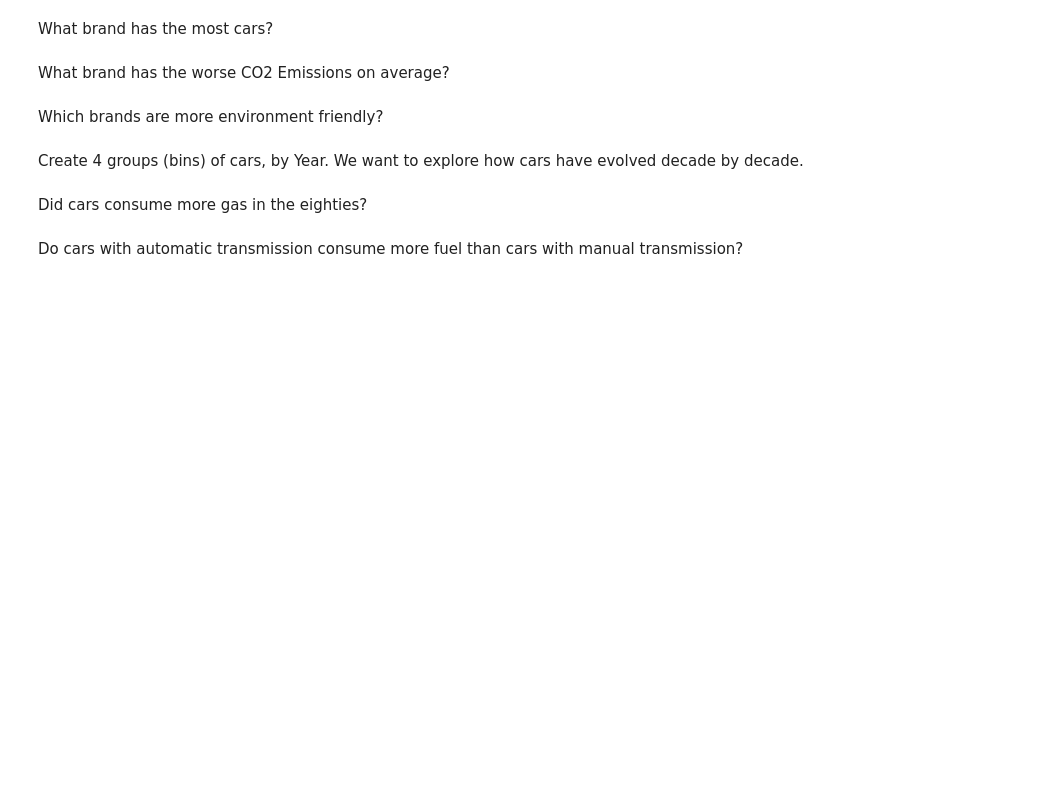
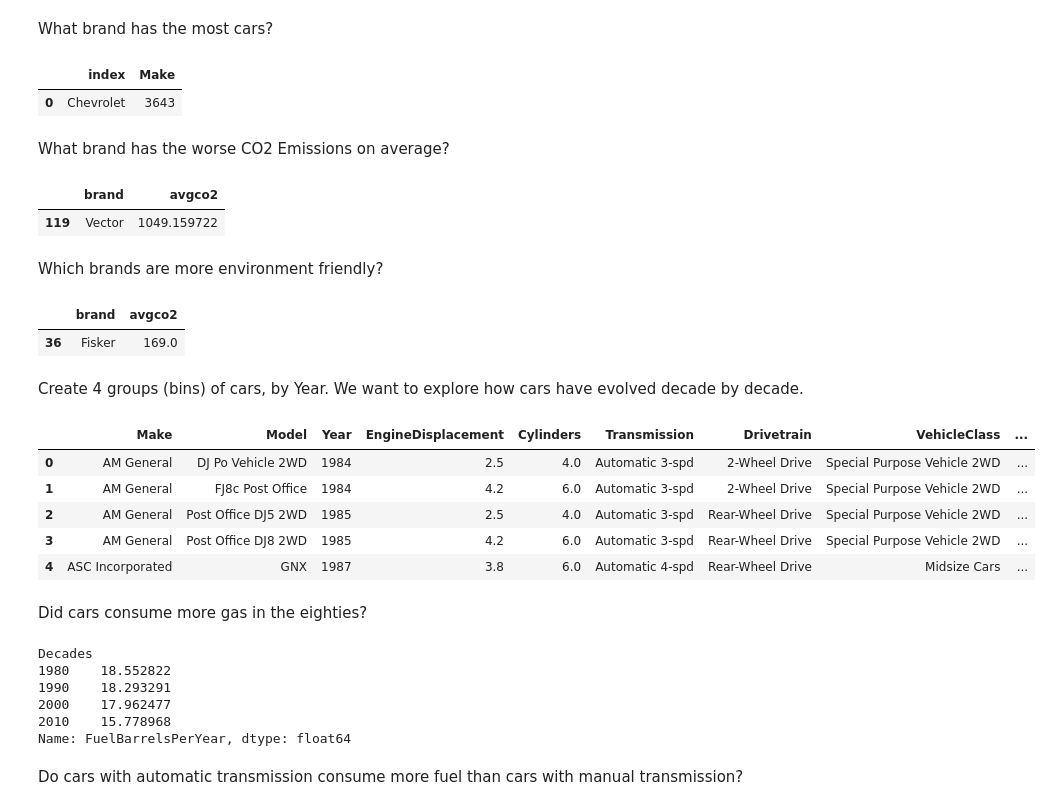
Before and after one commit to arulkavitha/DS-Python, a Jupyter notebook: pandas-platform-files/pandas-platform-files/pandas-challenges.ipynb, the cells around one changed output. Cells and saved outputs as stored; diff of their text form; code cells hidden in the pictures; blank space fills up the shorter version.

```diff
--- a/pandas-platform-files/pandas-platform-files/pandas-challenges.ipynb
+++ b/pandas-platform-files/pandas-platform-files/pandas-challenges.ipynb
@@ -33,2 +92,10 @@ What brand has the most cars?
+# %%
+# code here
+
+no_of_cars = cars.Make.value_counts().reset_index()
+no_of_cars[no_of_cars.Make == no_of_cars.Make.max()]
+# %% [output]
+|  | index | Make |
+| 0 | Chevrolet | 3643 |
 # %% [markdown]
 What brand has the worse CO2 Emissions on average?
@@ -37,6 +102,18 @@ What brand has the worse CO2 Emissions on average?
+# %%
+# code here
+co2 = cars.groupby('Make')['CO2EmissionGramsPerMile'].mean().reset_index()
+co2.columns = ['brand', 'avgco2']
+co2[co2.avgco2 == co2.avgco2.max()]
+# %% [output]
+|  | brand | avgco2 |
+| 119 | Vector | 1049.159722 |
 # %% [markdown]
 Which brands are more environment friendly?
 # %%
 # code here
+co2[co2.avgco2 == co2.avgco2.min()]
+# %% [output]
+|  | brand | avgco2 |
+| 36 | Fisker | 169.0 |
 # %% [markdown]
 Create 4 groups (bins) of cars, by Year. We want to explore how cars have evolved decade by decade.
@@ -45,7 +120,34 @@ Create 4 groups (bins) of cars, by Year. We want to explore how cars have evolve
+# %%
+# code here
+# cars.Year.min()
+#source to https://www.youtube.com/watch?v=cgpiFkpBLyY
+
+# cut command creates equispaced bins but frequency of samples is unequal in each bin
+# qcut command creates unequal size bins but frequency of samples is equal in each bin.
+
+decades = [1980, 1990, 2000, 2010]
+cut_bins = [1983, 1989, 1999, 2009, 2017]
+cars['Decades'] = pd.cut(cars['Year'], bins = cut_bins, labels=decades)
+cars.head()
+# %% [output]
+|  | Make | Model | Year | EngineDisplacement | Cylinders | Transmission | Drivetrain | VehicleClass | ... |
+| 0 | AM General | DJ Po Vehicle 2WD | 1984 | 2.5 | 4.0 | Automatic 3-spd | 2-Wheel Drive | Special Purpose Vehicle 2WD | ... |
+| 1 | AM General | FJ8c Post Office | 1984 | 4.2 | 6.0 | Automatic 3-spd | 2-Wheel Drive | Special Purpose Vehicle 2WD | ... |
+| 2 | AM General | Post Office DJ5 2WD | 1985 | 2.5 | 4.0 | Automatic 3-spd | Rear-Wheel Drive | Special Purpose Vehicle 2WD | ... |
+| 3 | AM General | Post Office DJ8 2WD | 1985 | 4.2 | 6.0 | Automatic 3-spd | Rear-Wheel Drive | Special Purpose Vehicle 2WD | ... |
+| 4 | ASC Incorporated | GNX | 1987 | 3.8 | 6.0 | Automatic 4-spd | Rear-Wheel Drive | Midsize Cars | ... |
 # %% [markdown]
 Did cars consume more gas in the eighties?
 # %%
 # code here
+cars.groupby(['Decades'])['FuelBarrelsPerYear'].mean()
+# %% [output]
+Decades
+1980    18.552822
+1990    18.293291
+2000    17.962477
+2010    15.778968
+Name: FuelBarrelsPerYear, dtype: float64
 # %% [markdown]
 Do cars with automatic transmission consume more fuel than cars with manual transmission?
 # %%
```
Also changed, not shown: parts of 19 cells of this notebook, 4 other files.
